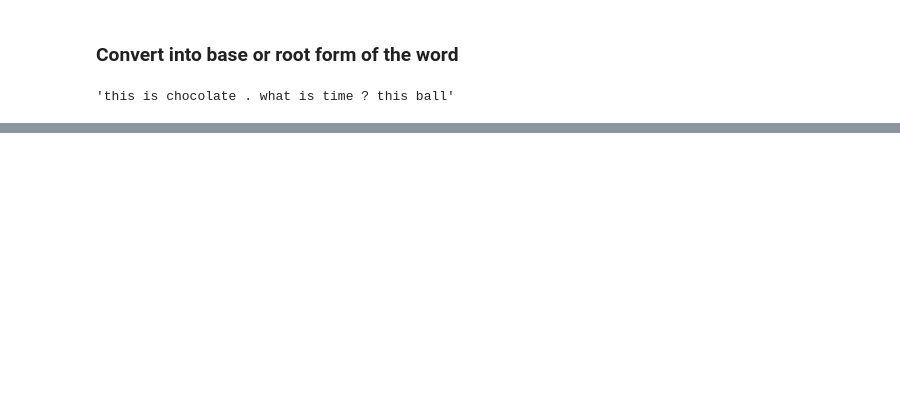
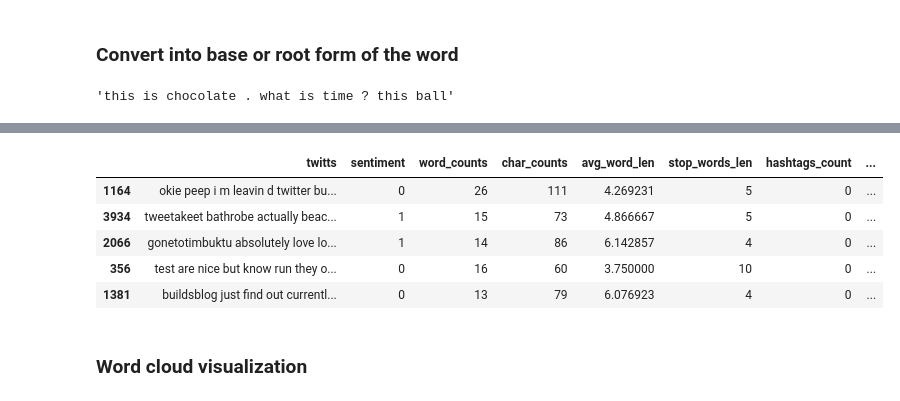
Before and after one commit to Sparsh-Kumar/nlp_learn_bytes, a Jupyter notebook: chapter-5/text_preprocessing.ipynb, the cells around one changed output, grey strips where cells are left out. Drawn from its saved outputs; the diff is of its cells as text; code cells hidden in the pictures; blank space fills up the shorter version.

```diff
--- a/chapter-5/text_preprocessing.ipynb
+++ b/chapter-5/text_preprocessing.ipynb
@@ -659,0 +748,11 @@ df.sample(5)
+# %%
+df.sample(5)
+# %% [output]
+|  | twitts | sentiment | word_counts | char_counts | avg_word_len | stop_words_len | hashtags_count | ... |
+| 1164 | okie peep i m leavin d twitter bu... | 0 | 26 | 111 | 4.269231 | 5 | 0 | ... |
+| 3934 | tweetakeet bathrobe actually beac... | 1 | 15 | 73 | 4.866667 | 5 | 0 | ... |
+| 2066 | gonetotimbuktu absolutely love lo... | 1 | 14 | 86 | 6.142857 | 4 | 0 | ... |
+| 356 | test are nice but know run they o... | 0 | 16 | 60 | 3.750000 | 10 | 0 | ... |
+| 1381 | buildsblog just find out currentl... | 0 | 13 | 79 | 6.076923 | 4 | 0 | ... |
+# %% [markdown]
+### Word cloud visualization
```
Also changed, not shown: parts of 58 cells of this notebook.
